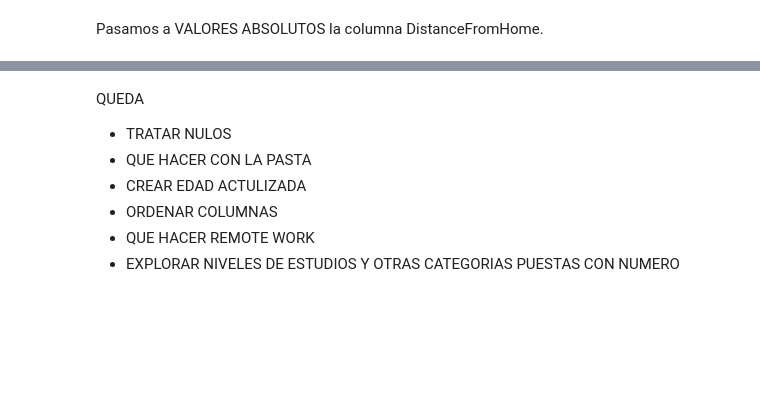
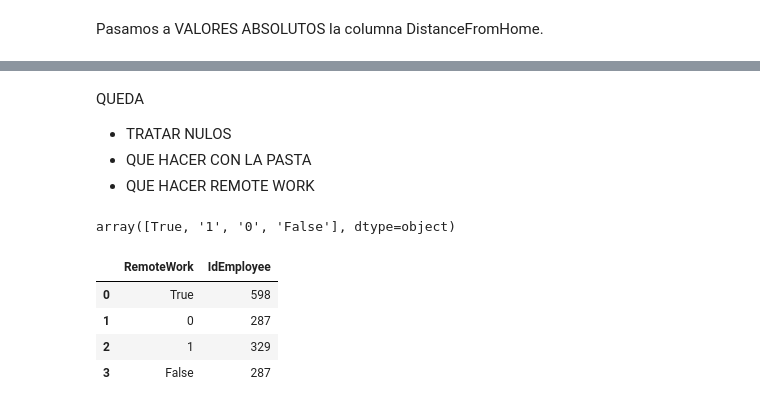
Before and after one commit to luzmarinahg/proyecto_eda_adalab, a Jupyter notebook: FASE-1-EDA.ipynb, the cells around one changed output, grey strips where cells are left out. Drawn from its saved outputs; the diff is of its cells as text; code cells hidden in the pictures; blank space fills up the shorter version.

```diff
--- a/FASE-1-EDA.ipynb
+++ b/FASE-1-EDA.ipynb
@@ -535,0 +559,10 @@ df = abs(df['DistanceFromHome'])
+# %%
+df = df[['IdEmployee', 'EmployeeNumber','Age', 'DateBirth','Attrition', 'BusinessTravel',
+       'DailyRate', 'DistanceFromHome', 'Education', 'EducationField',
+       'EnvironmentSatisfaction', 'Gender', 'HourlyRate', 'JobInvolvement',
+       'JobLevel', 'JobRole', 'JobSatisfaction', 'MaritalStatus',
+       'MonthlyIncome', 'MonthlyRate', 'NumCompaniesWorked', 'OverTime',
+       'PercentSalaryHike', 'PerformanceRating', 'RelationshipSatisfaction',
+       'StockOptionLevel', 'TotalWorkingYears', 'TrainingTimesLastYear',
+       'WorkLifeBalance', 'YearsAtCompany', 'YearsSinceLastPromotion',
+       'YearsWithCurrManager', 'RemoteWork' ]]
@@ -535,0 +602,14 @@ df = abs(df['DistanceFromHome'])
+# %%
+df['EnvironmentSatisfaction'] = np.where(
+    df['EnvironmentSatisfaction'] <= 19.99,
+    1.0,
+    np.where(
+        df['EnvironmentSatisfaction'] <= 29.99,
+        2.0,
+        np.where(
+            df['EnvironmentSatisfaction'] <= 39.99,
+            3.0,
+            4.0
+        )
+    )
+)
@@ -538,7 +653,20 @@ QUEDA
 
 - TRATAR NULOS
 - QUE HACER CON LA PASTA
-- CREAR EDAD ACTULIZADA
-- ORDENAR COLUMNAS
 - QUE HACER REMOTE WORK
-- EXPLORAR NIVELES DE ESTUDIOS Y OTRAS CATEGORIAS PUESTAS CON NUMERO
+# %%
+df['RemoteWork'] = df['RemoteWork'].replace('Yes',True)
+df['RemoteWork'] = df['RemoteWork'].replace('True',True)
+# %%
+df['RemoteWork'].unique()
+# %% [output]
+array([True, '1', '0', 'False'], dtype=object)
+# %%
+ver_remotes = df.groupby('RemoteWork')['IdEmployee'].count()
+ver_remotes.reset_index()
+# %% [output]
+|  | RemoteWork | IdEmployee |
+| 0 | True | 598 |
+| 1 | 0 | 287 |
+| 2 | 1 | 329 |
+| 3 | False | 287 |
```
Also changed, not shown: parts of 15 cells of this notebook.
